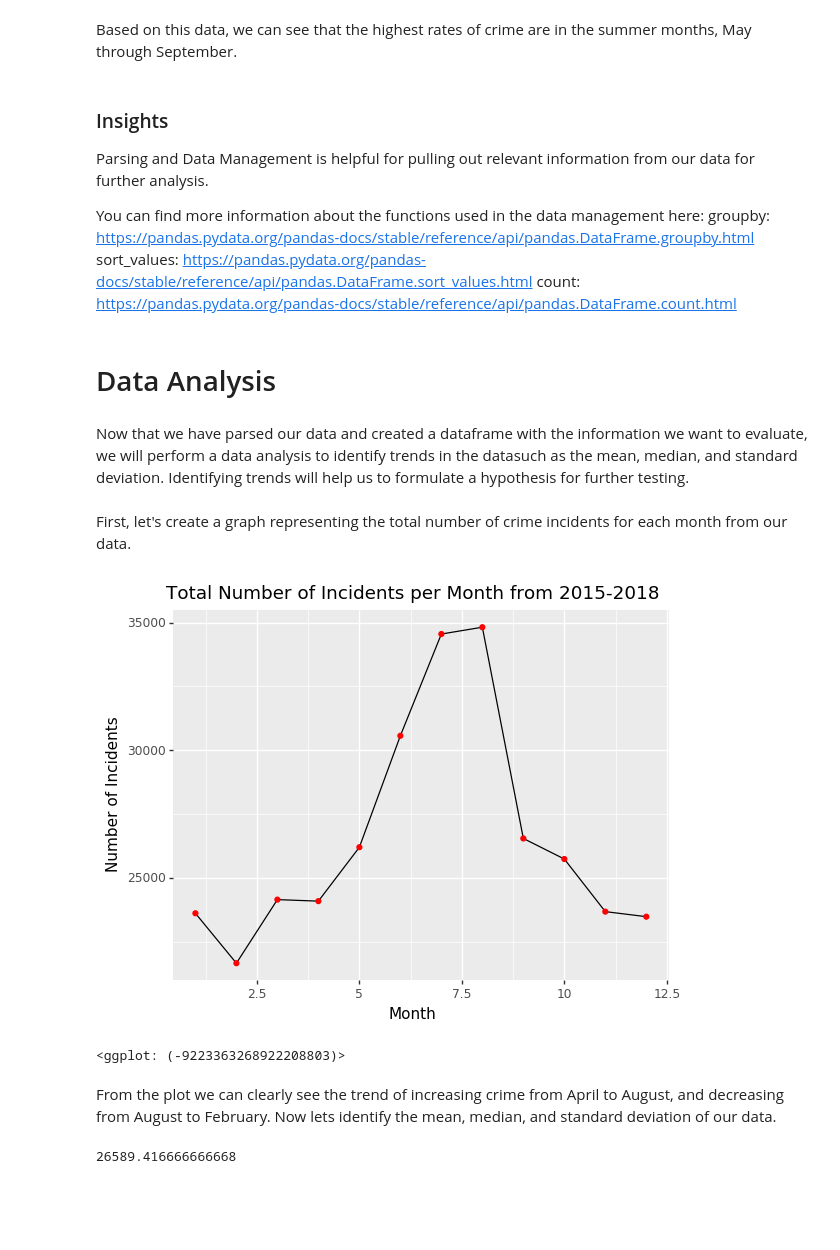
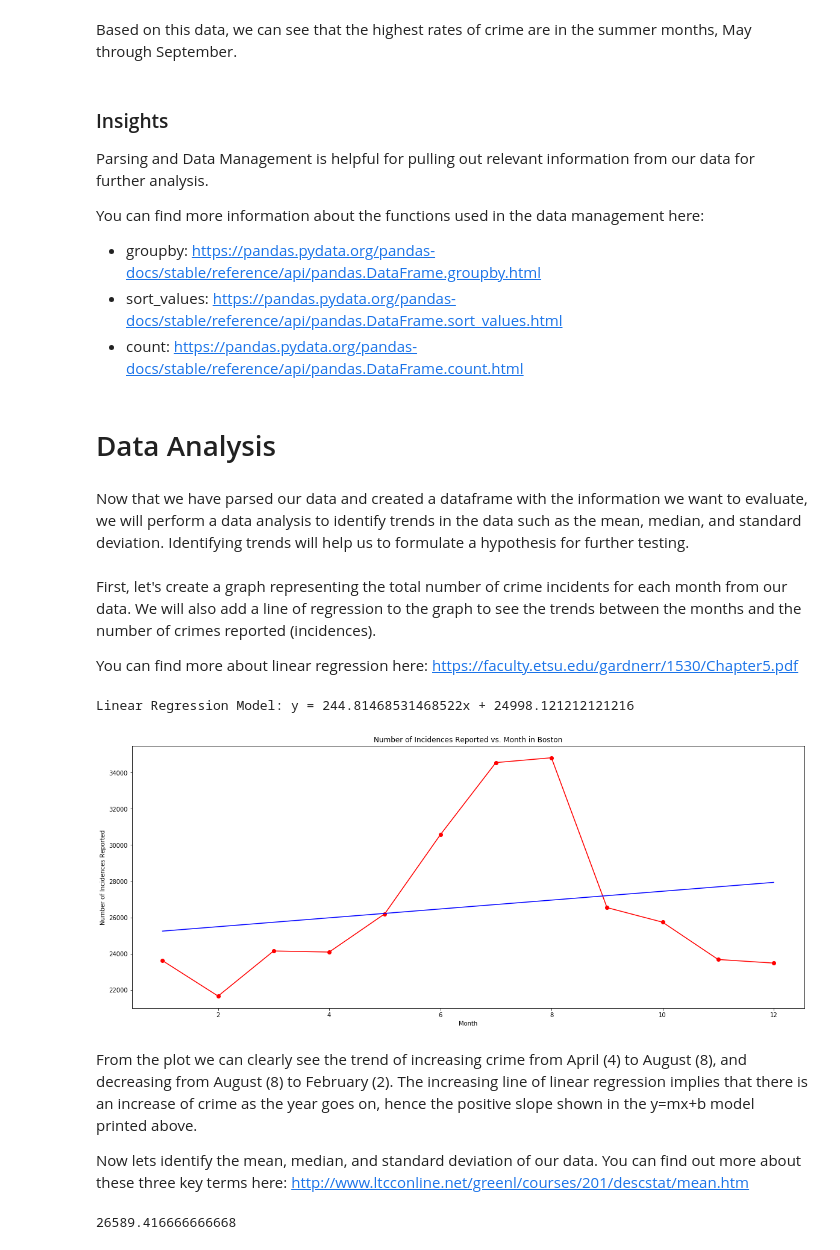
Before and after one commit to eschick4/eschick4.github.io, a Jupyter notebook: Final Tutorial.ipynb, the cells around one changed output. Cells and saved outputs as stored; diff of their text form; code cells hidden in the pictures; blank space fills up the shorter version.

```diff
--- a/Final Tutorial.ipynb
+++ b/Final Tutorial.ipynb
@@ -173,28 +190,50 @@ Based on this data, we can see that the highest rates of crime are in the summer
 Parsing and Data Management is helpful for pulling out relevant information from our data for further analysis.
 
 You can find more information about the functions used in the data management here:
-groupby: https://pandas.pydata.org/pandas-docs/stable/reference/api/pandas.DataFrame.groupby.html
-sort_values: https://pandas.pydata.org/pandas-docs/stable/reference/api/pandas.DataFrame.sort_values.html
-count: https://pandas.pydata.org/pandas-docs/stable/reference/api/pandas.DataFrame.count.html
+- groupby: https://pandas.pydata.org/pandas-docs/stable/reference/api/pandas.DataFrame.groupby.html
+- sort_values: https://pandas.pydata.org/pandas-docs/stable/reference/api/pandas.DataFrame.sort_values.html
+- count: https://pandas.pydata.org/pandas-docs/stable/reference/api/pandas.DataFrame.count.html
 # %% [markdown]
 # Data Analysis
 # %% [markdown]
-Now that we have parsed our data and created a dataframe with the information we want to evaluate, we will perform a data analysis to identify trends in the datasuch as the mean, median, and standard deviation. Identifying trends will help us to formulate a hypothesis for further testing.
+Now that we have parsed our data and created a dataframe with the information we want to evaluate, we will perform a data analysis to identify trends in the data such as the mean, median, and standard deviation. Identifying trends will help us to formulate a hypothesis for further testing.
 # %% [markdown]
-First, let's create a graph representing the total number of crime incidents for each month from our data.
+First, let's create a graph representing the total number of crime incidents for each month from our data. We will also add a line of regression to the graph to see the trends between the months and the number of crimes reported (incidences).
+
+You can find more about linear regression here: https://faculty.etsu.edu/gardnerr/1530/Chapter5.pdf
-# %%
-# arrange months in order
-months_df = months_df.sort_values("MONTH")
-
-# Since we used group by, we're making a new column to identify the months
-m = [1, 2, 3, 4, 5, 6, 7, 8, 9, 10, 11, 12]
-months_df["MONTHS"] = m
-
-# plot
-ggplot(months_df, aes(x="MONTHS", y="INCIDENT_NUMBER")) + geom_line(stat="identity") + geom_point(color="red")  + labs(x="Month", y="Number of Incidents", title="Total Number of Incidents per Month from 2015-2018")
-# %% [output]
-[figure, removed]
-<ggplot: (-9223363268922208803)>
+# %%
+# Find the regression line
+X = months_df[['MONTH_NUM']]
+Y = months_df['NUMBER_OF_INCIDENTS']
+lin_reg = LinearRegression()
+model = lin_reg.fit(X, Y)
+y_prediction = lin_reg.predict(X)
+
+# Plot the graph with the regression line
+plt.figure(num=None, figsize=(20, 8))
+ax = plt.subplot(111)
+plt.xlabel('Month')
+plt.ylabel('Number of Incidences Reported')
+plt.title('Number of Incidences Reported vs. Month in Boston')
+
+# Prints the green line
+plt.plot(months_df['MONTH_NUM'], months_df['NUMBER_OF_INCIDENTS'], color='red')
+
+#Prints the green points
+plt.plot(months_df['MONTH_NUM'], months_df['NUMBER_OF_INCIDENTS'], 'ro')
+
+# Prints the line of regression calculated above
+plt.plot(X, y_prediction, color = 'blue')
+
+# Print the regression model for reference
+m = model.coef_[0]
+b = model.intercept_
+print ("Linear Regression Model: y = {0}x + {1}".format(m, b))
+# %% [output]
+Linear Regression Model: y = 244.81468531468522x + 24998.121212121216
+[figure, added]
 # %% [markdown]
-From the plot we can clearly see the trend of increasing crime from April to August, and decreasing from August to February. Now lets identify the mean, median, and standard deviation of our data.
+From the plot we can clearly see the trend of increasing crime from April (4) to August (8), and decreasing from August (8) to February (2). The increasing line of linear regression implies that there is an increase of crime as the year goes on, hence the positive slope shown in the y=mx+b model printed above.
+
+Now lets identify the mean, median, and standard deviation of our data. You can find out more about these three key terms here: http://www.ltcconline.net/greenl/courses/201/descstat/mean.htm
 # %%
```
Also changed, not shown: parts of 14 cells of this notebook.
